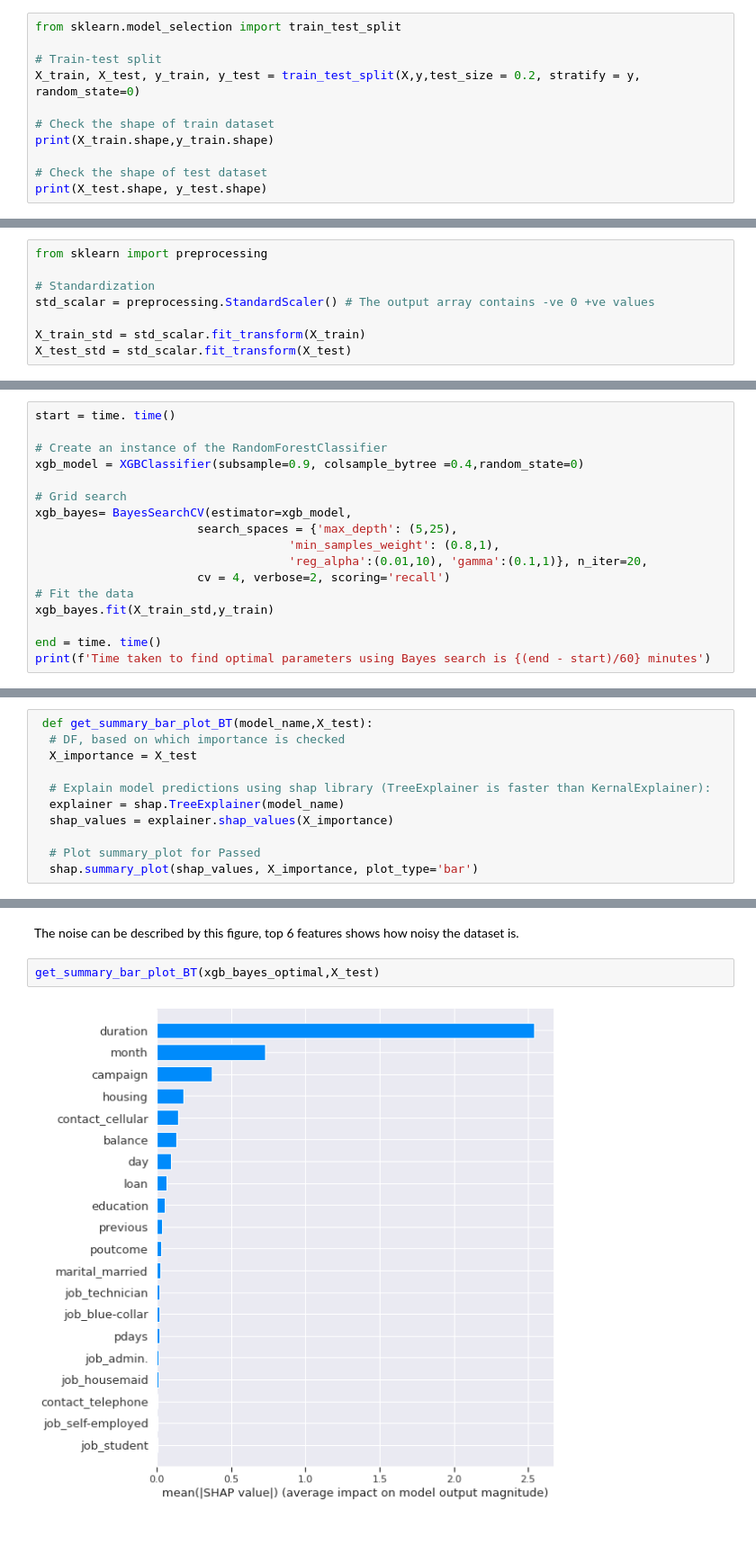
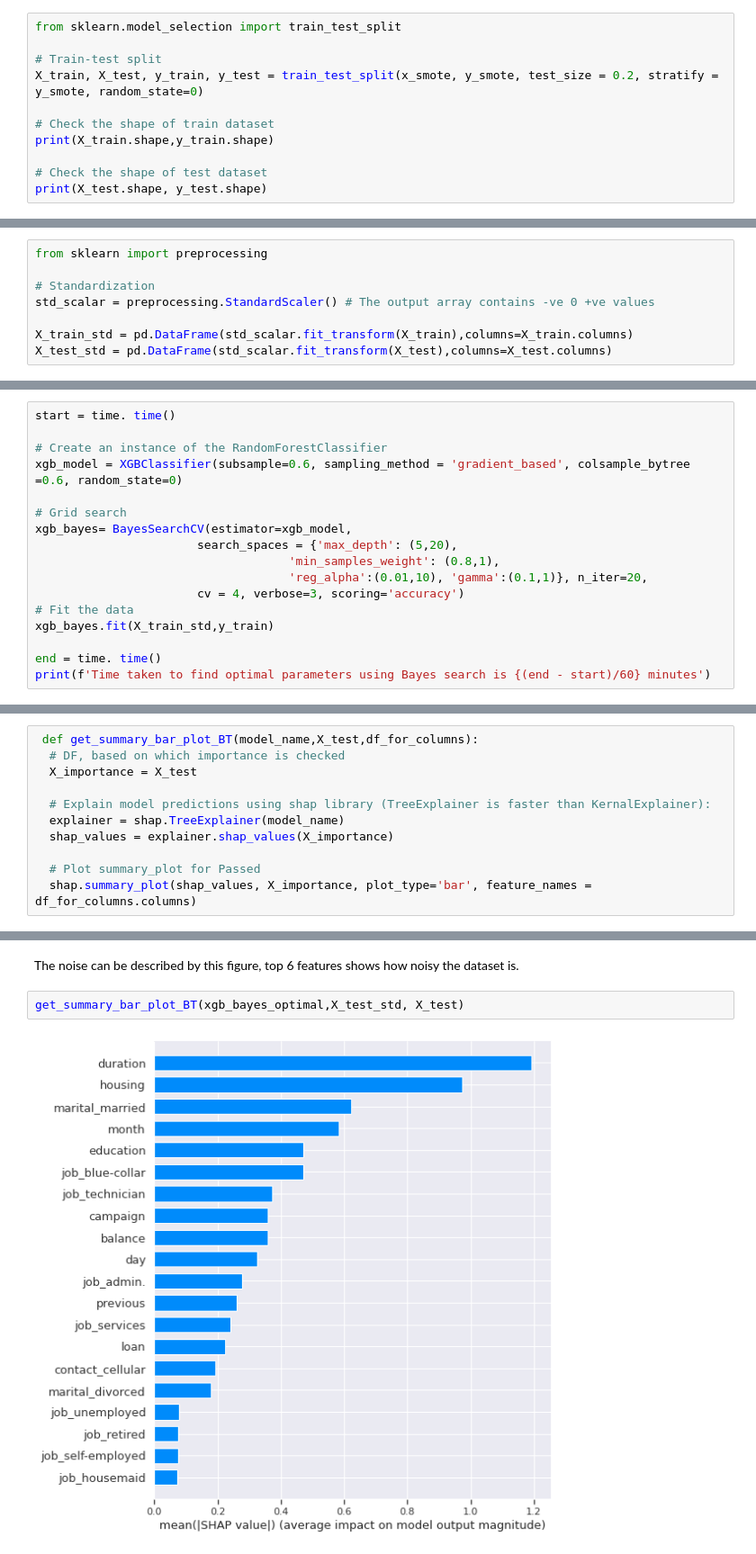
Before and after one commit to RoshanJamthe/Bank-Marketing-Effectiveness-Prediction, a Jupyter notebook: Bank_Marketing_Effectiveness_Prediction_Capstone_Project.ipynb, the cells around one changed output, grey strips where cells are left out. Shown at 90% size. Drawn from its saved outputs; the diff is of its cells as text.

```diff
--- a/Bank_Marketing_Effectiveness_Prediction_Capstone_Project.ipynb
+++ b/Bank_Marketing_Effectiveness_Prediction_Capstone_Project.ipynb
@@ -643,7 +691,7 @@ Name: Target, dtype: int64
 from sklearn.model_selection import train_test_split
 
 # Train-test split
-X_train, X_test, y_train, y_test = train_test_split(X,y,test_size = 0.2, stratify = y, random_state=0)
+X_train, X_test, y_train, y_test = train_test_split(x_smote, y_smote, test_size = 0.2, stratify = y_smote, random_state=0)
 
 # Check the shape of train dataset
 print(X_train.shape,y_train.shape)
@@ -677,8 +721,8 @@ from sklearn import preprocessing
 # Standardization
 std_scalar = preprocessing.StandardScaler() # The output array contains -ve 0 +ve values
 
-X_train_std = std_scalar.fit_transform(X_train)
-X_test_std = std_scalar.fit_transform(X_test)
+X_train_std = pd.DataFrame(std_scalar.fit_transform(X_train),columns=X_train.columns)
+X_test_std = pd.DataFrame(std_scalar.fit_transform(X_test),columns=X_test.columns)
 # %% [markdown]
 # <b><u> ML models
 # %% [markdown]
@@ -835,14 +890,14 @@ from xgboost import XGBClassifier
 start = time. time()
 
 # Create an instance of the RandomForestClassifier
-xgb_model = XGBClassifier(subsample=0.9, colsample_bytree =0.4,random_state=0)
+xgb_model = XGBClassifier(subsample=0.6, sampling_method = 'gradient_based', colsample_bytree =0.6, random_state=0)
 
 # Grid search
 xgb_bayes= BayesSearchCV(estimator=xgb_model,
-                       search_spaces = {'max_depth': (5,25),
+                       search_spaces = {'max_depth': (5,20),
                                     'min_samples_weight': (0.8,1),
                                     'reg_alpha':(0.01,10), 'gamma':(0.1,1)}, n_iter=20,
-                       cv = 4, verbose=2, scoring='recall')
+                       cv = 4, verbose=3, scoring='accuracy')
 # Fit the data
 xgb_bayes.fit(X_train_std,y_train)
 
@@ -1031,5 +1112,5 @@ def get_summary_plot_BT(model_name,X_test):
 # %%
- def get_summary_bar_plot_BT(model_name,X_test):
+ def get_summary_bar_plot_BT(model_name,X_test,df_for_columns):
   # DF, based on which importance is checked
   X_importance = X_test
 
@@ -1038,4 +1119,4 @@ def get_summary_plot_BT(model_name,X_test):
   shap_values = explainer.shap_values(X_importance)
 
   # Plot summary_plot for Passed
-  shap.summary_plot(shap_values, X_importance, plot_type='bar')
+  shap.summary_plot(shap_values, X_importance, plot_type='bar', feature_names = df_for_columns.columns)
@@ -1047,6 +1124,6 @@ get_summary_plot_BT(xgb_bayes_optimal,X_test)
 The noise can be described by this figure,
 top 6 features shows how noisy the dataset is.
 # %%
-get_summary_bar_plot_BT(xgb_bayes_optimal,X_test)
+get_summary_bar_plot_BT(xgb_bayes_optimal,X_test_std, X_test)
 # %% [output]
-[figure, old version]
+[figure, new version]
```
Also changed, not shown: parts of 95 cells of this notebook.
